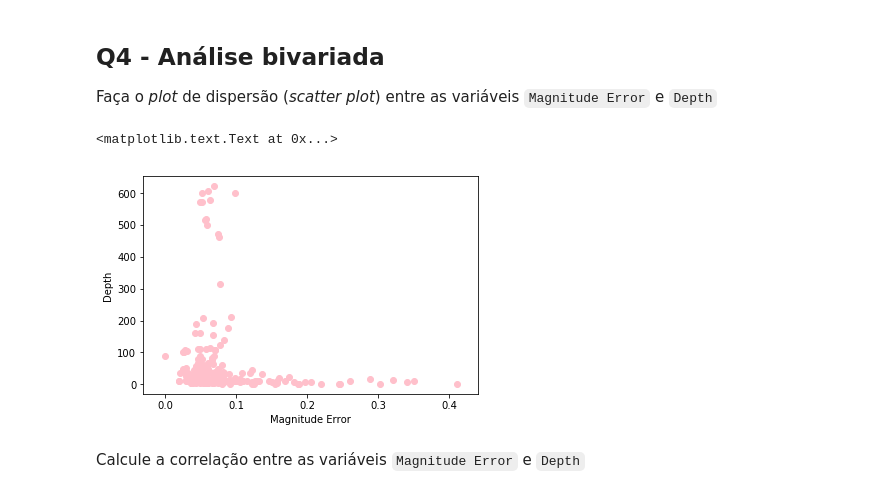
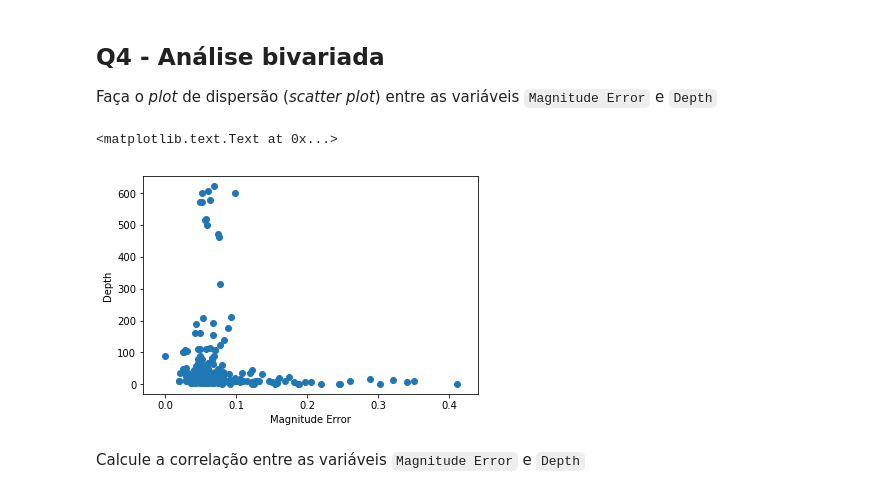
Before and after one commit to vitorsv1/APS5-CD, a Jupyter notebook: APS5_alunos_Vitor.ipynb, the cells around one changed output. Drawn from its saved outputs; the diff is of its cells as text; code cells hidden in the pictures.

```diff
--- a/APS5_alunos_Vitor.ipynb
+++ b/APS5_alunos_Vitor.ipynb
@@ -157,12 +158,12 @@ dtype: float64
 
 Faça o *plot* de dispersão (*scatter plot*) entre as variáveis `Magnitude Error`  e `Depth`
 # %%
-plt.scatter(df["Magnitude Error"], df.Depth, color='pink')
+plt.scatter(df["Magnitude Error"], df.Depth)
 plt.ylabel('Depth')
 plt.xlabel('Magnitude Error')
 # %% [output]
 <matplotlib.text.Text at 0x...>
-[figure, old version]
+[figure, new version]
 # %% [markdown]
 Calcule a correlação entre as variáveis `Magnitude Error`  e `Depth`
 # %%
```
Also changed, not shown: parts of 10 cells of this notebook.
